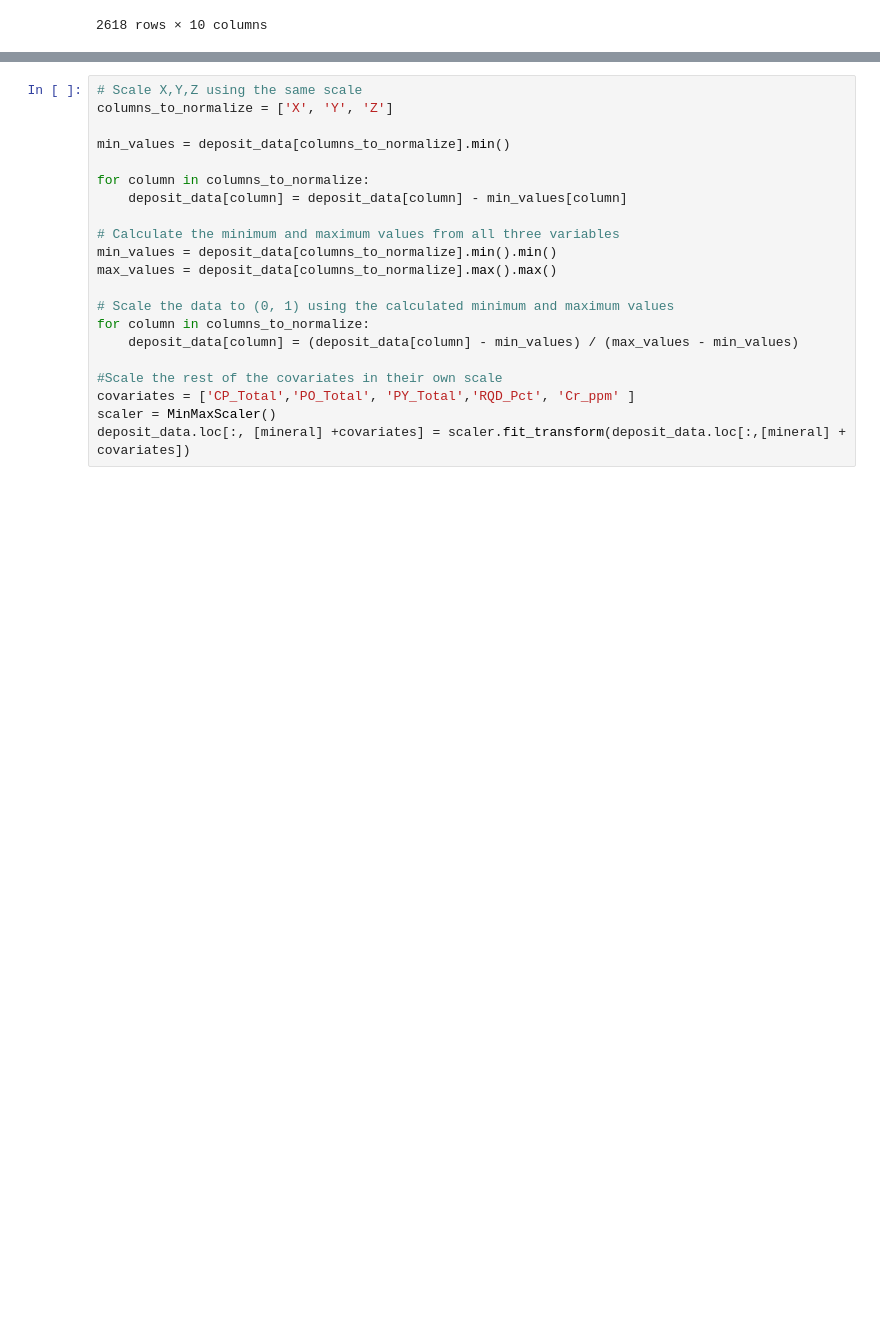
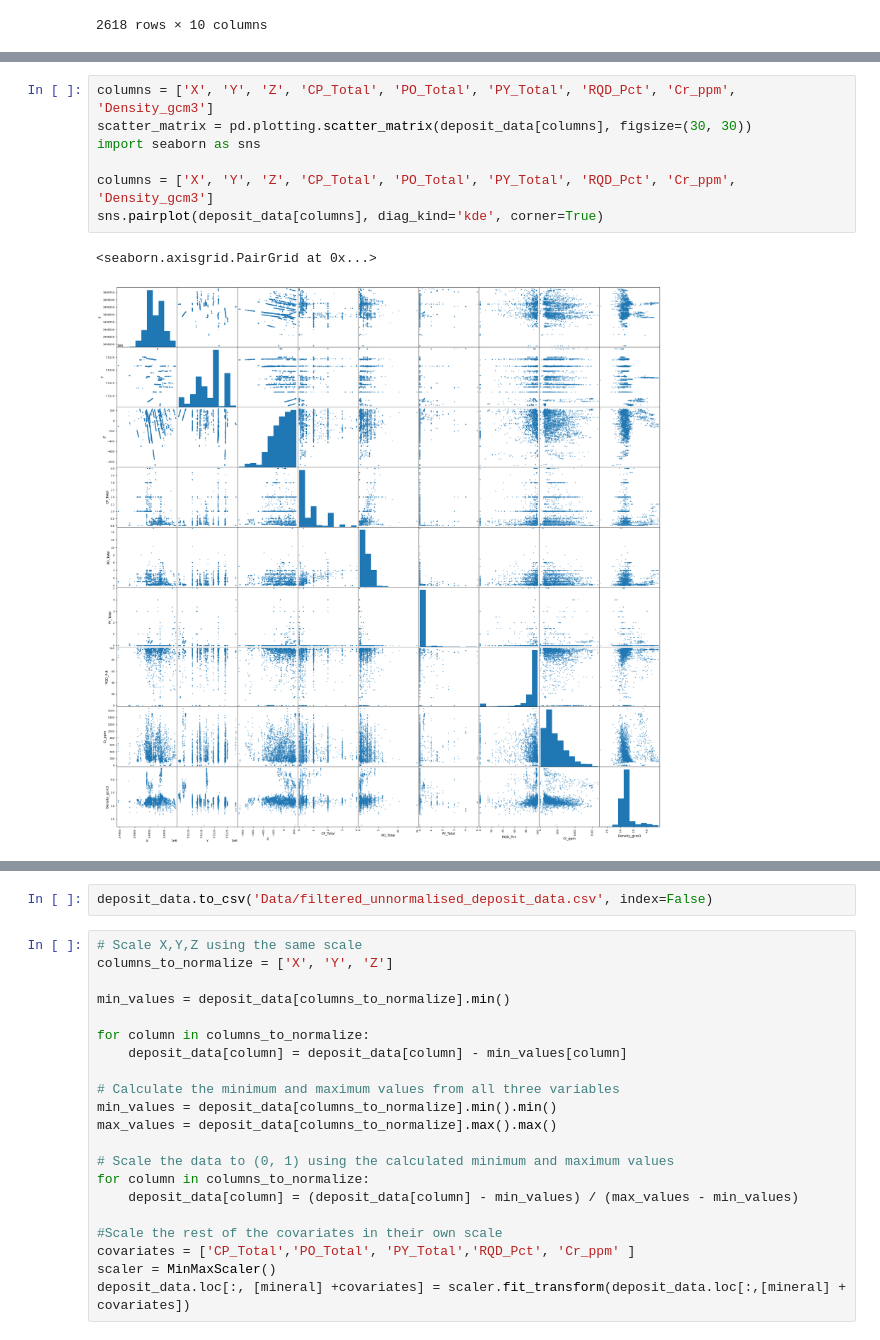
Before and after one commit to markdlindsay/DK_Batch_Shapley, a Jupyter notebook: Data_pre-processing.ipynb, the cells around one changed output, grey strips where cells are left out. Cells and saved outputs as stored; diff of their text form; blank space fills up the shorter version.

```diff
--- a/Data_pre-processing.ipynb
+++ b/Data_pre-processing.ipynb
@@ -178,0 +168,10 @@ plt.show()
+# %%
+columns = ['X', 'Y', 'Z', 'CP_Total', 'PO_Total', 'PY_Total', 'RQD_Pct', 'Cr_ppm', 'Density_gcm3']
+scatter_matrix = pd.plotting.scatter_matrix(deposit_data[columns], figsize=(30, 30))
+import seaborn as sns
+
+columns = ['X', 'Y', 'Z', 'CP_Total', 'PO_Total', 'PY_Total', 'RQD_Pct', 'Cr_ppm', 'Density_gcm3']
+sns.pairplot(deposit_data[columns], diag_kind='kde', corner=True)
+# %% [output]
+<seaborn.axisgrid.PairGrid at 0x...>
+[figure, added]
@@ -179,3 +179,5 @@ plt.show()
+# %%
+deposit_data.to_csv('Data/filtered_unnormalised_deposit_data.csv', index=False)
 # %%
 # Scale X,Y,Z using the same scale
 columns_to_normalize = ['X', 'Y', 'Z']
```
Also changed, not shown: parts of 6 cells of this notebook, 30 other files.
